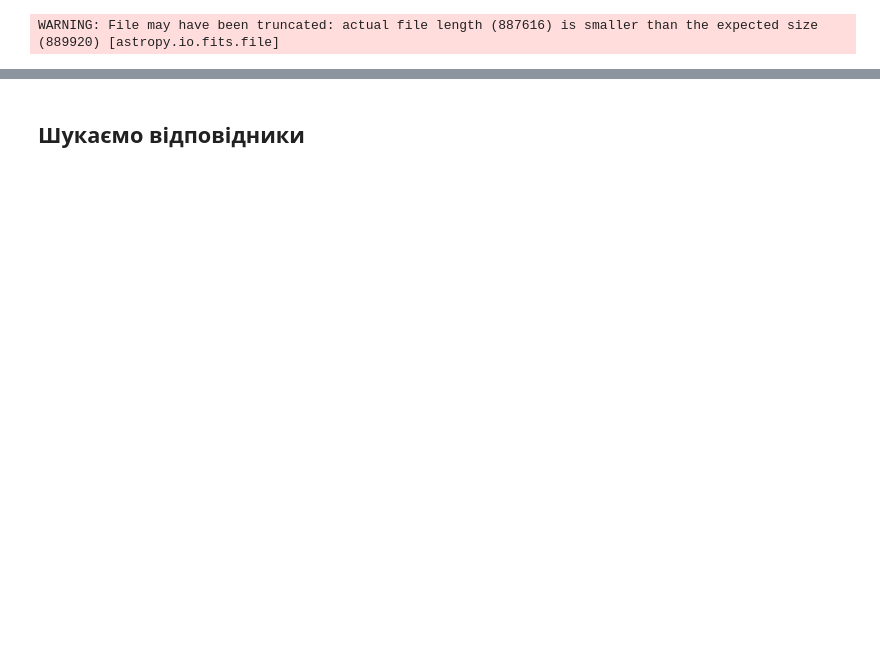
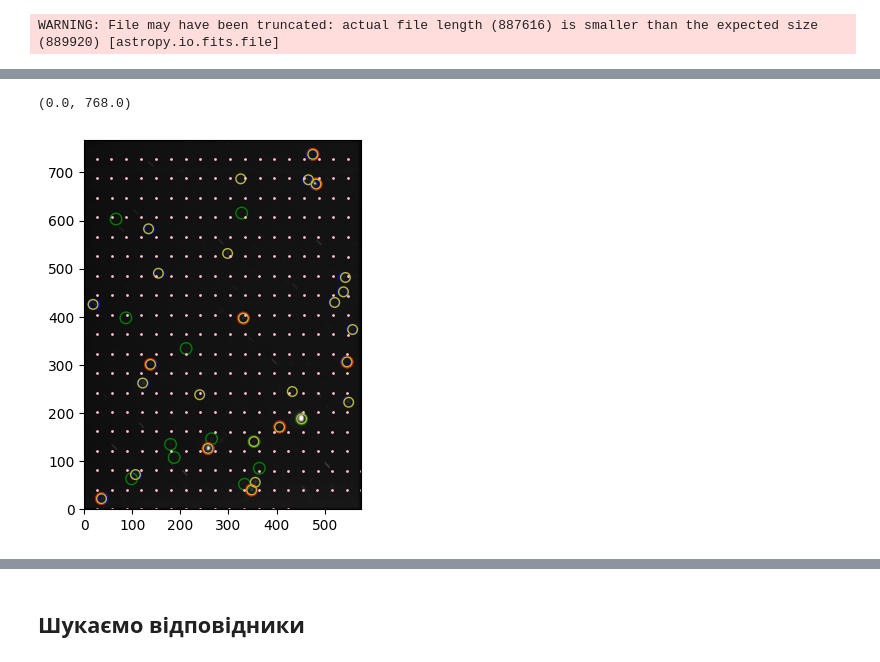
Before and after one commit to lrikozavr/Sklad_gryazi, a Jupyter notebook: image_/astrometry_new.ipynb, the cells around one changed output, grey strips where cells are left out. Cells and saved outputs as stored; diff of their text form; code cells hidden in the pictures; blank space fills up the shorter version.

```diff
--- a/image_/astrometry_new.ipynb
+++ b/image_/astrometry_new.ipynb
@@ -229,0 +304,34 @@ xy_2 = np.array([[Y[i],X[i]] for i in range(len(X))])
+# %%
+import numpy as np
+
+x = np.linspace(0,576,20)
+y = np.linspace(0,768,20)
+xv, yv = np.meshgrid(x,y)
+# %%
+grid_xy = np.append(xv.flatten(),yv.flatten()).reshape(2,400).transpose()
+new_grid_xy = plane.plane_constants.real_coordinate(grid_xy)
+# %%
+new_xv = new_grid_xy.transpose()[0,:].reshape(20,20)
+new_yv = new_grid_xy.transpose()[1,:].reshape(20,20)
+# %%
+import matplotlib.pyplot as plt
+from photutils.aperture import CircularAperture
+
+stars = plane.RADEC_to_PlaneXY(plane.stars).transpose()
+
+plt.imshow(plane.data, cmap="Greys_r")
+# Проекція зірок на кадр
+_ = CircularAperture(stars, r=12.0).plot(color="g")
+#
+_ = CircularAperture(plane.RADEC_to_PlaneXY(plane.stars).transpose()[plane.plane_objects_index_array_of_stars[np.argwhere(plane.plane_objects_index_array_of_stars >= 0).flatten()]], r=12.0).plot(color="r")
+# Об'єкти на кадрі, які знайшов лагоритм
+_ = CircularAperture(plane.plane_objects, r=10.0).plot(color="b")
+# Врахування констант кадру для об'єктів які знайшов алгоритм
+_ = CircularAperture(plane.plane_constants.real_coordinate(plane.plane_objects), r=10.0).plot(color="y")
+
+plt.plot(new_xv, new_yv, marker='o', markersize=1, color='pink', linestyle='none')
+plt.xlim((0,576))
+plt.ylim((0,768))
+# %% [output]
+(0.0, 768.0)
+[figure, added]
```
Also changed, not shown: parts of 85 cells of this notebook.
